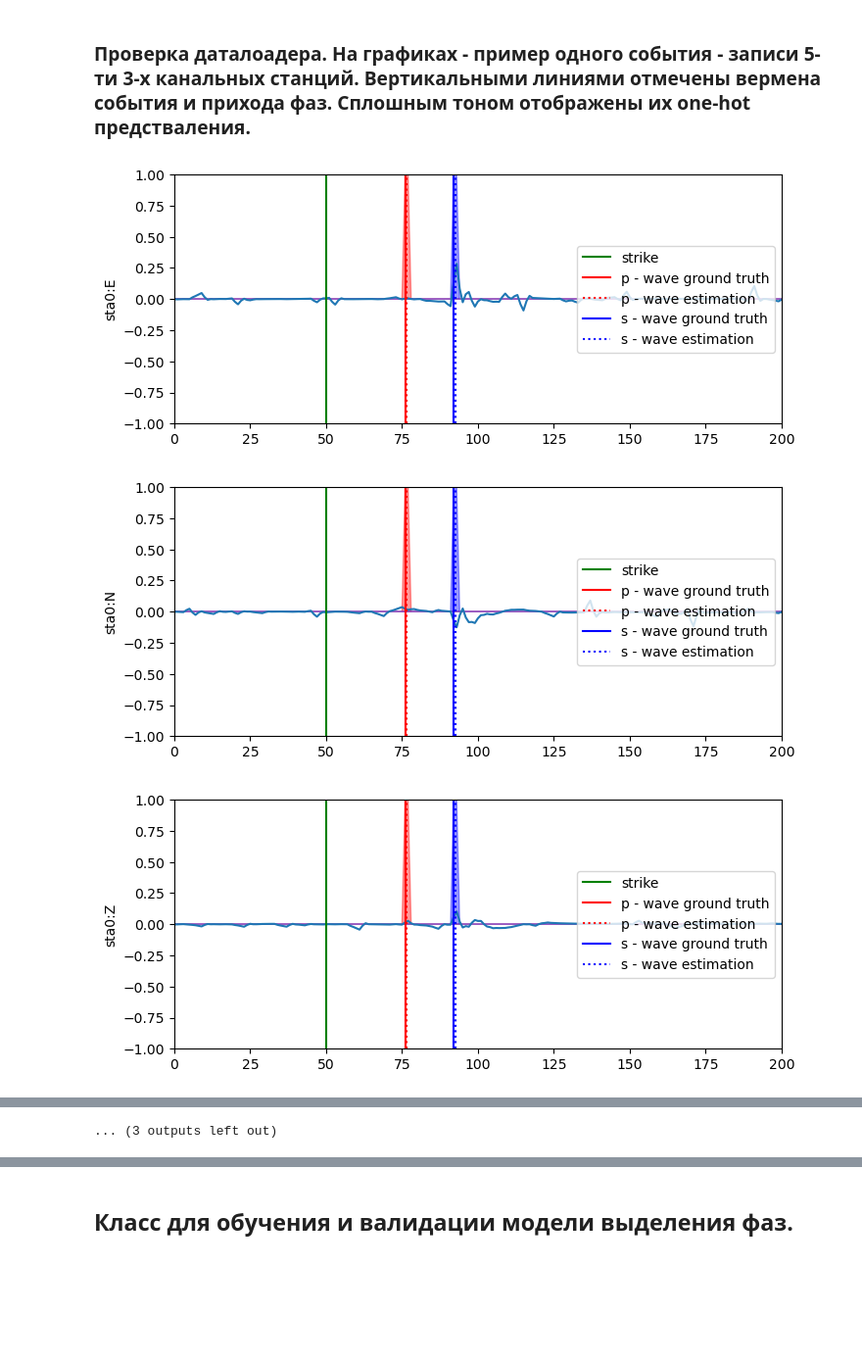
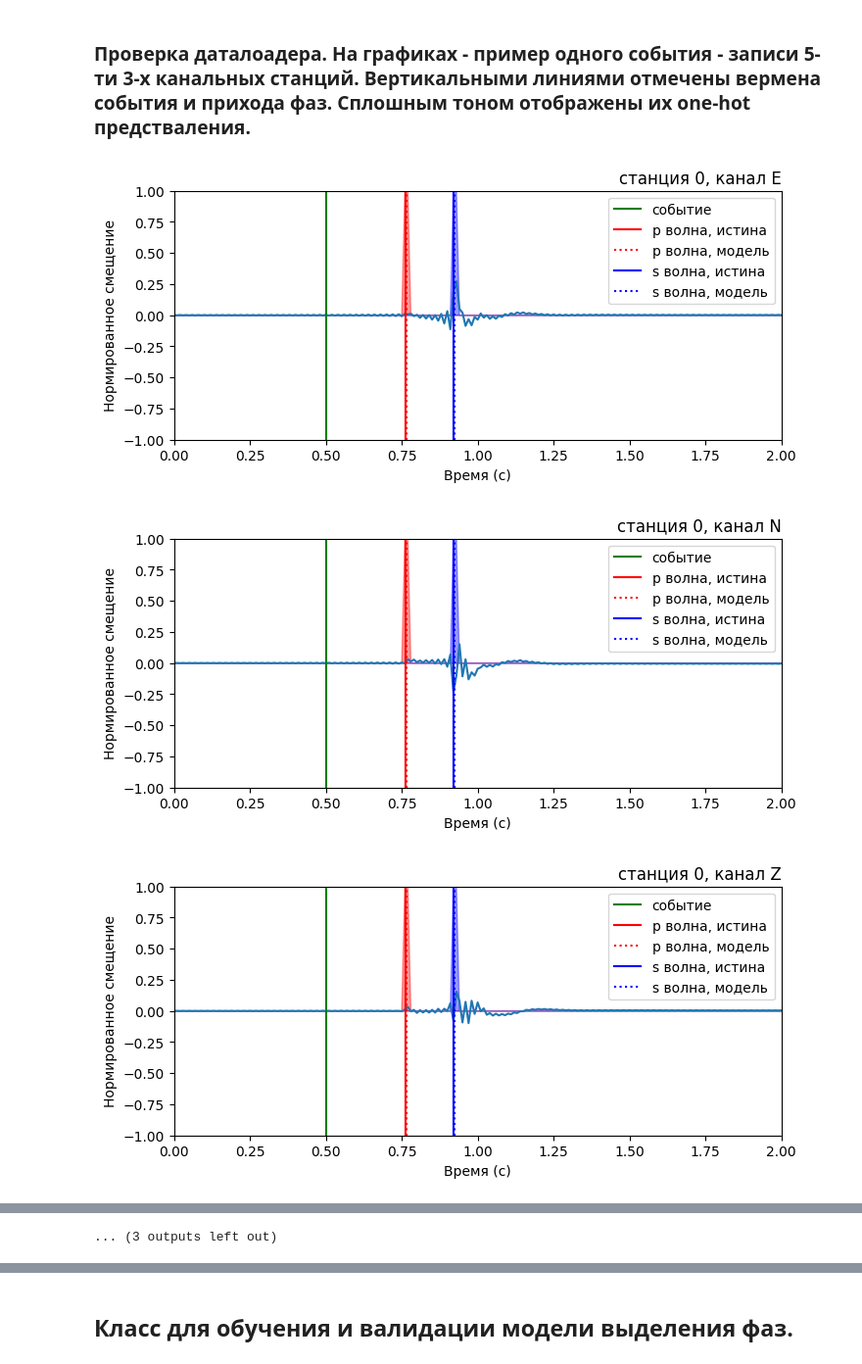
Before and after one commit to mexalon/Synth_wf_proc, a Jupyter notebook: Synth_wf_processing.ipynb, the cells around one changed output, grey strips where cells are left out. Shown at 98% size. Drawn from its saved outputs; the diff is of its cells as text; code cells hidden in the pictures; blank space fills up the shorter version.

```diff
--- a/Synth_wf_processing.ipynb
+++ b/Synth_wf_processing.ipynb
@@ -152,16 +150,26 @@ chnlz = 'ENZ' # channel codes
 fig, ax = plt.subplots(3,1, figsize=(8,10))
 with h5py.File(h5_path, 'r') as f:
     for ii, ch in enumerate(chnlz):
-        ax[ii].set_xlim(0,200)
+        ax[ii].set_xlim(0,2)
         ax[ii].set_ylim(-1e-6,1e-6)
-        ax[ii].plot(f[f"sta{sta}/traces/{ch}"][trace_no])
-        ax[ii].axvline(x=f[f"sta{sta}/arrivals/p"][trace_no]*sample_rate, color='r', label = 'p - wave') # p-wave arrival
-        ax[ii].axvline(x=f[f"sta{sta}/arrivals/s"][trace_no]*sample_rate, color='b', label = 's - wave') # s-wave arrival
-        ax[ii].axvline(x=f[f"sta{sta}/arrivals/strike"][trace_no]*sample_rate, color='g', label = 'strike') # strike moment
-        ax[ii].legend(loc='right')
-        ax[ii].set_title(f'Channel {ch}', loc='right')
-        ax[ii].set_xlabel(f'Time (sec * sampling rate {sample_rate} Hz)')
-        ax[ii].set_ylabel(f'Displacement (m)')
+        ax[ii].plot(np.arange(400)/100, f[f"sta{sta}/traces/{ch}"][trace_no])
+        ax[ii].axvline(x=f[f"sta{sta}/arrivals/p"][trace_no], color='r', label = 'p волна') # p-wave arrival
+        ax[ii].axvline(x=f[f"sta{sta}/arrivals/s"][trace_no], color='b', label = 's волна') # s-wave arrival
+        ax[ii].axvline(x=f[f"sta{sta}/arrivals/strike"][trace_no], color='g', label = 'событие') # strike moment
+
+        ax[ii].legend(loc='upper right')
+        ax[ii].set_title(f' канал {ch}', loc='right')
+        ax[ii].set_xlabel(f'Время (с)')
+        ax[ii].set_ylabel(f'Смещение (м)')
+
+        # ax[ii].axvline(x=f[f"sta{sta}/arrivals/p"][trace_no]*sample_rate, color='r', label = 'p - wave') # p-wave arrival
+        # ax[ii].axvline(x=f[f"sta{sta}/arrivals/s"][trace_no]*sample_rate, color='b', label = 's - wave') # s-wave arrival
+        # ax[ii].axvline(x=f[f"sta{sta}/arrivals/strike"][trace_no]*sample_rate, color='g', label = 'strike') # strike moment
+
+        # ax[ii].legend(loc='upper right')
+        # ax[ii].set_title(f'Channel {ch}', loc='right')
+        # ax[ii].set_xlabel(f'Time (sec * sampling rate {sample_rate} Hz)')
+        # ax[ii].set_ylabel(f'Displacement (m)')
 
 # plt.savefig(f'wavwforms_sampl.png', dpi = 300,  bbox_inches='tight', transparent=False)
 # %% [output]
@@ -458,27 +495,27 @@ def plot_metrics(metrics):
 # %%
 transforms = stack_transforms([ToTensor(),
                                Normalizer(),
                                ToOneHot(),
-                               AddNoize(0.001),
-                               AddCorrelatedNoize(0.001),
-                               Spikes(sigma=0.1, fraction = 0.1, variate=True),
-                               WtFilter(cl=[-1]),
+                              #  AddNoize(0.001),
+                              #  AddCorrelatedNoize(0.001),
+                              #  Spikes(sigma=0.1, fraction = 0.1, variate=True),
+                               WtFilter(cl=[]),
                                ])
 
 
 dataset = SynthSeism(h5_path = train_h5_path, transforms=transforms)
 
 # all is fine
 dataloader = DataLoader(dataset=dataset,
                       batch_size=10,
                       shuffle=False,
                       collate_fn=dataset.collate_fn,
                       )
 
 for X, y in dataloader:
     plot_event(X[0], y[0])
     break
 # %% [output]
-[figure, old version]
+[figure, new version]
-[figure, old version]
+[figure, new version]
-[figure, old version]
+[figure, new version]
```
Also changed, not shown: parts of 8 cells of this notebook.
